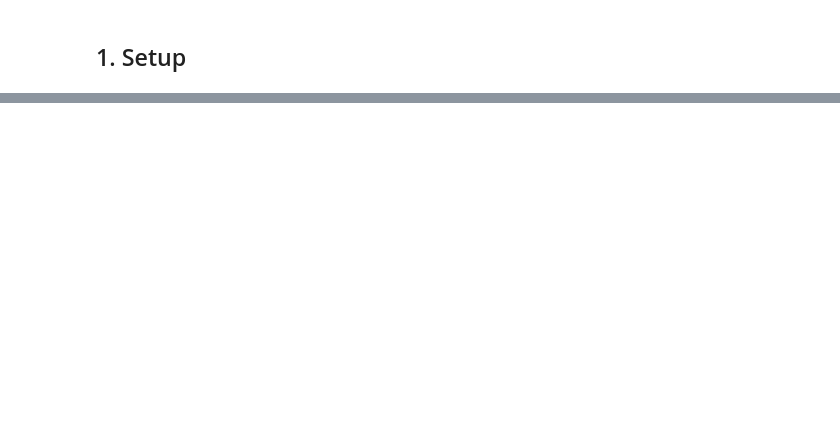
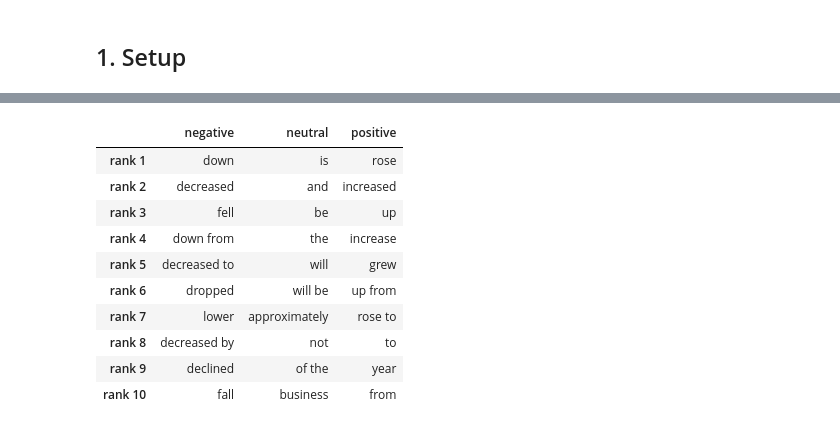
Before and after one commit to psuranUSD/USD-AAI-520-Final-Project-Group-10, a Jupyter notebook: notebooks/01_eda.ipynb, the cells around one changed output, grey strips where cells are left out. Saved outputs shown, nothing was run; the diff lists cells and outputs as text; code cells hidden in the pictures; blank space fills up the shorter version.

```diff
--- a/notebooks/01_eda.ipynb
+++ b/notebooks/01_eda.ipynb
@@ -298,0 +136,21 @@ print(f"- {TICKER}: {len(prices)} trading days; 2y total return {stats['total re
+# %%
+allagree_model = make_sentiment_pipeline().fit(allagree["sentence"], allagree["sentiment"])
+tail_predictions = allagree_model.predict(residual["sentence"])
+
+tail_report = classification_report(residual["sentiment"], tail_predictions, output_dict=True, zero_division=0)
+transfer_summary = pd.Series({
+    "tail sentences": len(residual),
+    "accuracy": tail_report["accuracy"],
+    "macro-F1": tail_report["macro avg"]["f1-score"],
+    "negative F1": tail_report["negative"]["f1-score"],
+    "neutral F1": tail_report["neutral"]["f1-score"],
+    "positive F1": tail_report["positive"]["f1-score"],
+})
+display(transfer_summary.round(3))
+print(classification_report(residual["sentiment"], tail_predictions, zero_division=0))
+
+mismatches = residual.assign(predicted=tail_predictions)
+mismatches = mismatches[mismatches["sentiment"] != mismatches["predicted"]]
+print(f"\nExample disagreements ({len(mismatches)} of {len(residual)} misclassified):")
+for _, row in mismatches.head(5).iterrows():
+    print(f"  true [{row['sentiment']:>8}] predicted [{row['predicted']:>8}]  {row['sentence'][:80]}")
@@ -298,0 +218,23 @@ print(f"- {TICKER}: {len(prices)} trading days; 2y total return {stats['total re
+# %%
+vectorizer = allagree_model.named_steps["tfidf"]
+classifier = allagree_model.named_steps["classifier"]
+features = np.array(vectorizer.get_feature_names_out())
+
+top_terms = pd.DataFrame({
+    label: features[classifier.coef_[i].argsort()[::-1][:10]]
+    for i, label in enumerate(classifier.classes_)
+})
+top_terms.index = [f"rank {i + 1}" for i in range(10)]
+top_terms
+# %% [output]
+|  | negative | neutral | positive |
+| rank 1 | down | is | rose |
+| rank 2 | decreased | and | increased |
+| rank 3 | fell | be | up |
+| rank 4 | down from | the | increase |
+| rank 5 | decreased to | will | grew |
+| rank 6 | dropped | will be | up from |
+| rank 7 | lower | approximately | rose to |
+| rank 8 | decreased by | not | to |
+| rank 9 | declined | of the | year |
+| rank 10 | fall | business | from |
```
Also changed, not shown: parts of 34 cells of this notebook, 7 other files.
